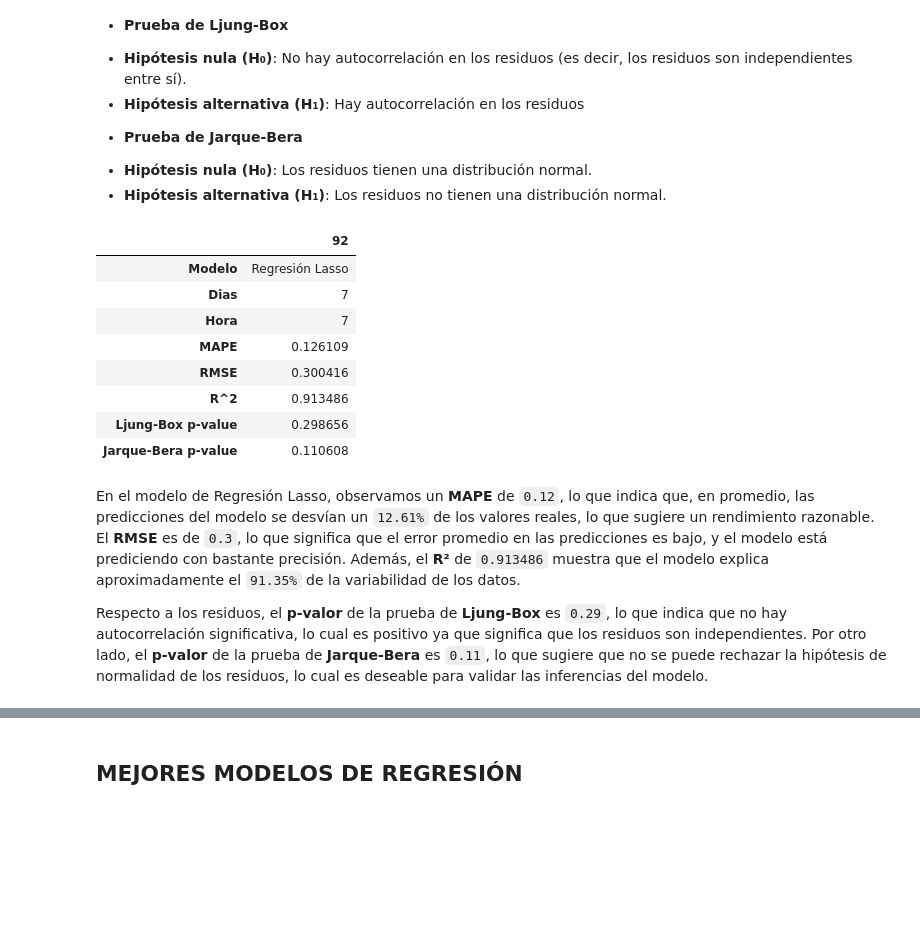
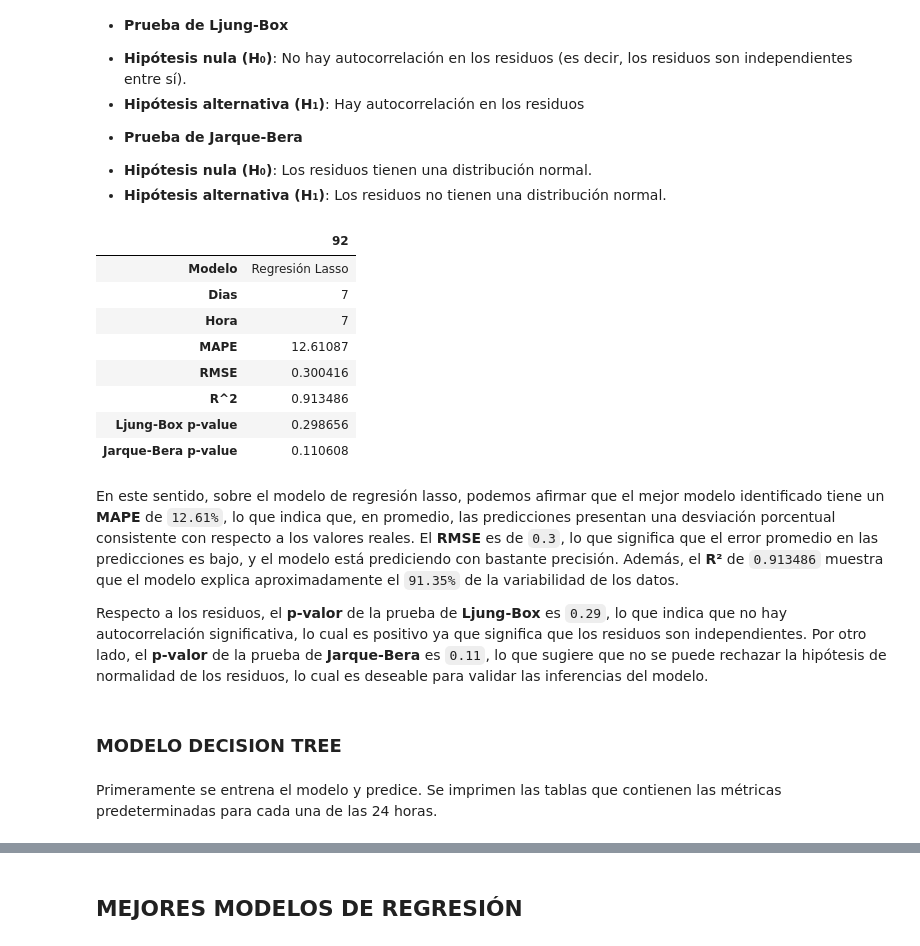
Before and after one commit to valecabrera21/PF_Modelos, a Jupyter notebook: _sources/MODELOS.ipynb, the cells around one changed output, grey strips where cells are left out. Cells and saved outputs as stored; diff of their text form; code cells hidden in the pictures; blank space fills up the shorter version.

```diff
--- a/_sources/MODELOS.ipynb
+++ b/_sources/MODELOS.ipynb
@@ -1092,13 +1111,13 @@ metricas = []
 dias = 21
 hora = 24
 iniciotrain = 0
-while (iniciotrain + (dias * 24) + 1) < len(X):
+while (iniciotrain + (dias * 24) + hora) < len(X):
     fintrain = iniciotrain + (dias * 24)
     X_train, y_train, X_test, y_test = plieguess(iniciotrain, fintrain, hora)
     modeloreglin.fit(X_train, y_train)
     y_prediccion= modeloreglin.predict(X_test)
     rmse = mean_squared_error(y_test, y_prediccion, squared=False)
-    mape = mean_absolute_percentage_error(y_test, y_prediccion)
+    mape = MAPE(y_test, y_prediccion)
     r2 = r2_score(y_test, y_prediccion)
     ljungbox, jarquebera = residuos(y_test, y_prediccion)
     metricas.append({
@@ -1147,7 +1166,7 @@ for hora in range(1, 25):
             modeloridge.fit(X_train, y_train)
             y_prediccion= modeloridge.predict(X_test)
             rmse = mean_squared_error(y_test, y_prediccion, squared=False)
-            mape = mean_absolute_percentage_error(y_test, y_prediccion)
+            mape = MAPE(y_test, y_prediccion)
             r2 = r2_score(y_test, y_prediccion)
             metricas.append({
                 'Modelo': 'Regresión Ridge',
@@ -1407,13 +1426,13 @@ metricas = []
 dias = 21
 hora = 24
 iniciotrain = 0
-while (iniciotrain + (dias * 24) + 1) < len(X):
+while (iniciotrain + (dias * 24) + hora) < len(X):
     fintrain = iniciotrain + (dias * 24)
     X_train, y_train, X_test, y_test = plieguess(iniciotrain, fintrain, hora)
     modeloridge.fit(X_train, y_train)
     y_prediccion= modeloridge.predict(X_test)
     rmse = mean_squared_error(y_test, y_prediccion, squared=False)
-    mape = mean_absolute_percentage_error(y_test, y_prediccion)
+    mape = MAPE(y_test, y_prediccion)
     r2 = r2_score(y_test, y_prediccion)
     ljungbox, jarquebera = residuos(y_test, y_prediccion)
     metricas.append({
@@ -1461,14 +1480,14 @@ for hora in range(1, 25):  # Ciclo para calcular la tabla de errores para cada h
             modelolasso.fit(X_train, y_train)
             y_prediccion= modelolasso.predict(X_test)
             rmse = mean_squared_error(y_test, y_prediccion, squared=False)
-            mape = mean_absolute_percentage_error(y_test, y_prediccion)
+            mape = MAPE(y_test, y_prediccion)
             r2 = r2_score(y_test, y_prediccion)
             metricas.append({
                 'Modelo': 'Regresión Lasso',
                 'Dias': dias,
                 'Hora': hora,
+                'MAPE': mape,
                 'RMSE': rmse,
-                'MAPE': mape,
                 'R^2': r2,
             })
             iniciotrain = fintrain  # Actualizar el inicio para el siguiente pliegue
@@ -1721,41 +1740,45 @@ metricas = []
 dias = 7
 hora = 7
 iniciotrain = 0
-while (iniciotrain + (dias * 24) + 1) < len(X):  # Mientras que el tamaño del pliegue más la hora sea menor que la longitud de los datos
+while (iniciotrain + (dias * 24) + hora) < len(X):  # Mientras que el tamaño del pliegue más la hora sea menor que la longitud de los datos
     fintrain = iniciotrain + (dias * 24)
     X_train, y_train, X_test, y_test = plieguess(iniciotrain, fintrain, hora)
     modelolasso.fit(X_train, y_train)
     y_prediccion= modelolasso.predict(X_test)
     rmse = mean_squared_error(y_test, y_prediccion, squared=False)
-    mape = mean_absolute_percentage_error(y_test, y_prediccion)
+    mape = MAPE(y_test, y_prediccion)
     r2 = r2_score(y_test, y_prediccion)
     ljungbox, jarquebera = residuos(y_test, y_prediccion)
     metricas.append({
         'Modelo': 'Regresión Lasso',
         'Dias': dias,
         'Hora': hora,
         'MAPE': mape,
         'RMSE': rmse,
         'R^2': r2,
         'Ljung-Box p-value' : ljungbox,
         'Jarque-Bera p-value' : jarquebera
     })
     iniciotrain = fintrain  # Actualizar el inicio para el siguiente pliegue
 datalasso = pd.DataFrame(metricas)
 datalasso = datalasso.loc[datalasso['RMSE'].idxmin()]
 datalasso = pd.DataFrame(datalasso)
 datalasso
 # %% [output]
 |  | 92 |
 | Modelo | Regresión Lasso |
 | Dias | 7 |
 | Hora | 7 |
-| MAPE | 0.126109 |
+| MAPE | 12.61087 |
 | RMSE | 0.300416 |
 | R^2 | 0.913486 |
 | Ljung-Box p-value | 0.298656 |
 | Jarque-Bera p-value | 0.110608 |
 # %% [markdown]
-En el modelo de Regresión Lasso, observamos un **MAPE** de `0.12`, lo que indica que, en promedio, las predicciones del modelo se desvían un `12.61%` de los valores reales, lo que sugiere un rendimiento razonable. El **RMSE** es de `0.3`, lo que significa que el error promedio en las predicciones es bajo, y el modelo está prediciendo con bastante precisión. Además, el **R²** de `0.913486` muestra que el modelo explica aproximadamente el `91.35%` de la variabilidad de los datos.
+En este sentido, sobre el modelo de regresión lasso, podemos afirmar que el mejor modelo identificado tiene un **MAPE** de `12.61%`, lo que indica que, en promedio, las predicciones presentan una desviación porcentual consistente con respecto a los valores reales. El **RMSE** es de `0.3`, lo que significa que el error promedio en las predicciones es bajo, y el modelo está prediciendo con bastante precisión. Además, el **R²** de `0.913486` muestra que el modelo explica aproximadamente el `91.35%` de la variabilidad de los datos.
 
 Respecto a los residuos, el **p-valor** de la prueba de **Ljung-Box** es `0.29`, lo que indica que no hay autocorrelación significativa, lo cual es positivo ya que significa que los residuos son independientes. Por otro lado, el **p-valor** de la prueba de **Jarque-Bera** es `0.11`, lo que sugiere que no se puede rechazar la hipótesis de normalidad de los residuos, lo cual es deseable para validar las inferencias del modelo.
+# %% [markdown]
+### **MODELO DECISION TREE**
+# %% [markdown]
+Primeramente se entrena el modelo y predice. Se imprimen las tablas que contienen las métricas predeterminadas para cada una de las 24 horas.
```
Also changed, not shown: parts of 291 cells of this notebook, 16 other files.
